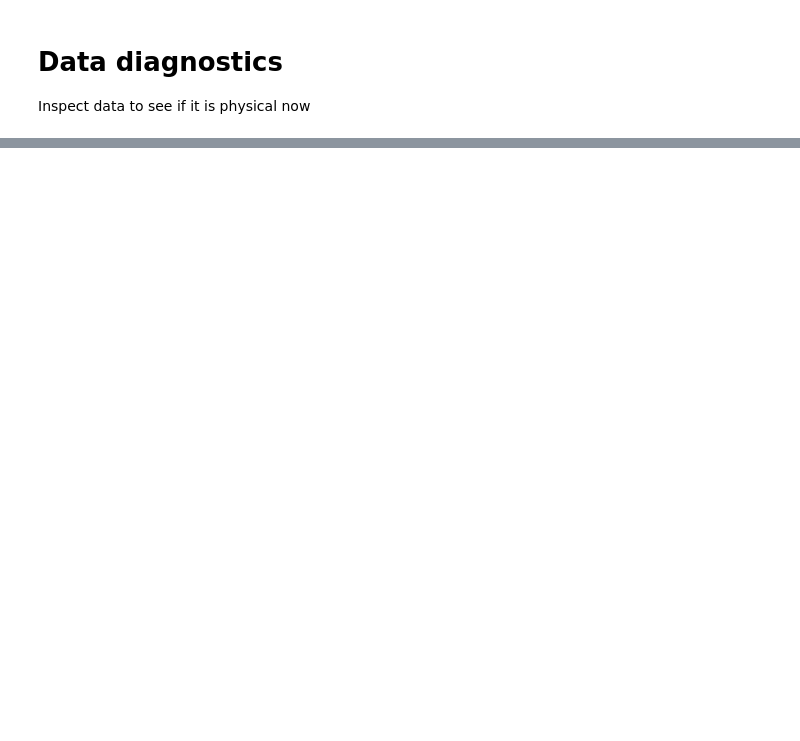
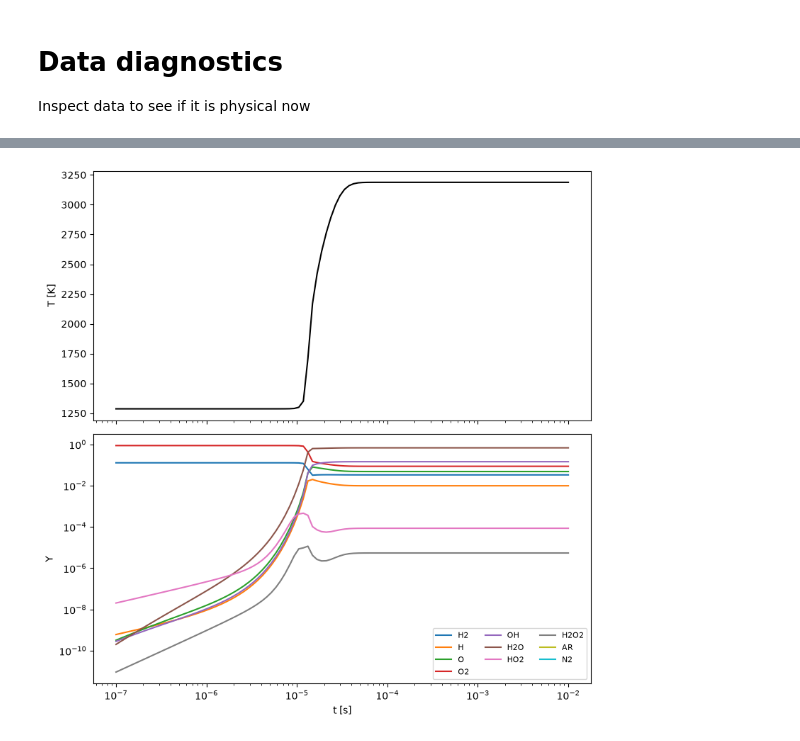
Before and after one commit to matsaka111/TEP4546_Fordypningsprosjekt, a Jupyter notebook: notebooks/test_data.ipynb, the cells around one changed output, grey strips where cells are left out. Saved outputs shown, nothing was run; the diff lists cells and outputs as text; code cells hidden in the pictures; blank space fills up the shorter version.

```diff
--- a/notebooks/test_data.ipynb
+++ b/notebooks/test_data.ipynb
@@ -56,0 +57,24 @@ Infeasible rows: 0 / 76709
+# %%
+traj = df[df["traj_idx"] == 0].sort_values("t")
+species_cols = [c for c in traj.columns if c.startswith("Y_")]
+
+fig, axes = plt.subplots(2, 1, figsize=(8, 8), sharex=True)
+
+# top: temperature
+axes[0].plot(traj["t"], traj["T"], color="black")
+axes[0].set_ylabel("T [K]")
+axes[0].set_xscale("log")
+
+# bottom: species mass fractions
+for col in species_cols:
+    axes[1].plot(traj["t"], traj[col], label=col.replace("Y_", ""))
+axes[1].set_xlabel("t [s]")
+axes[1].set_ylabel("Y")
+axes[1].set_yscale("log")
+axes[1].set_xscale("log")
+axes[1].legend(fontsize=8, ncol=3)
+
+plt.tight_layout()
+plt.show()
+# %% [output]
+[figure, added]
```
Also changed, not shown: parts of 3 cells of this notebook, 19 other files.
